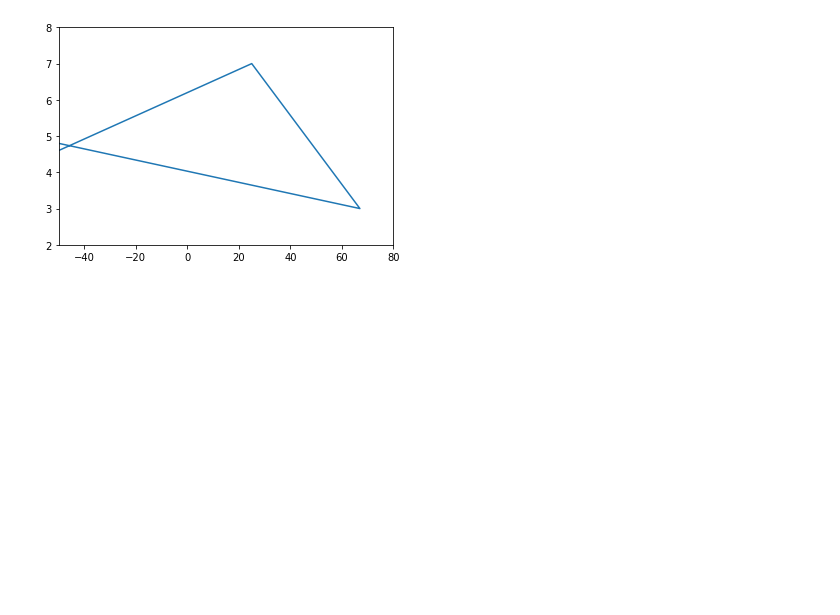
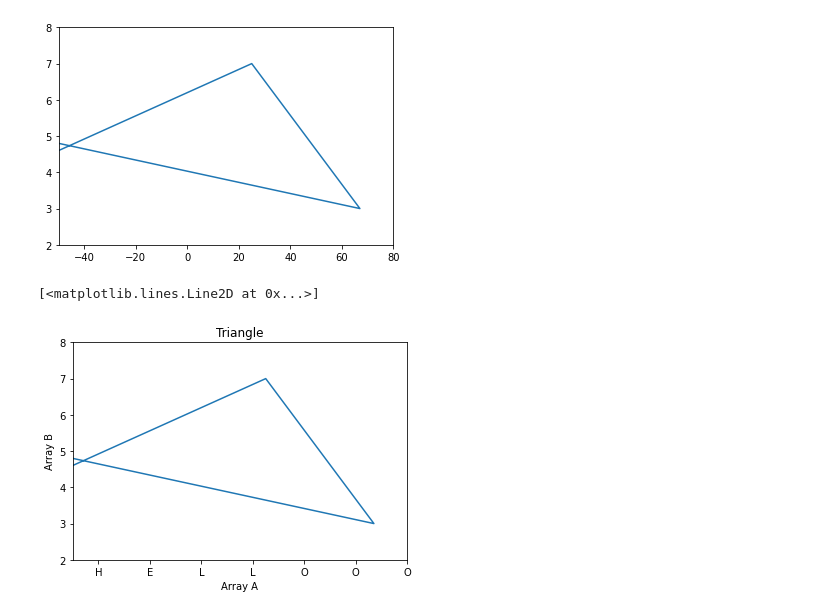
Before and after one commit to Slimani-CE/AI-Python-Implemention, a Jupyter notebook: matplotlib.ipynb, the cells around one changed output. Cells and saved outputs as stored; diff of their text form; code cells hidden in the pictures; blank space fills up the shorter version.

```diff
--- a/matplotlib.ipynb
+++ b/matplotlib.ipynb
@@ -35,3 +36,13 @@ plt.plot(a, b)
 # %% [output]
 [<matplotlib.lines.Line2D at 0x...>]
 [figure]
+# %%
+plt.title("Triangle")
+plt.xlabel("Array A")
+plt.ylabel("Array B")
+plt.axis([-50, 80, 2, 8])
+plt.xticks((-40, -20, 0, 20, 40, 60, 80), ('H',"E","L","L","O", "O", "O"))
+plt.plot(a, b)
+# %% [output]
+[<matplotlib.lines.Line2D at 0x...>]
+[figure, added]
```
Also changed, not shown: parts of 2 cells of this notebook.
